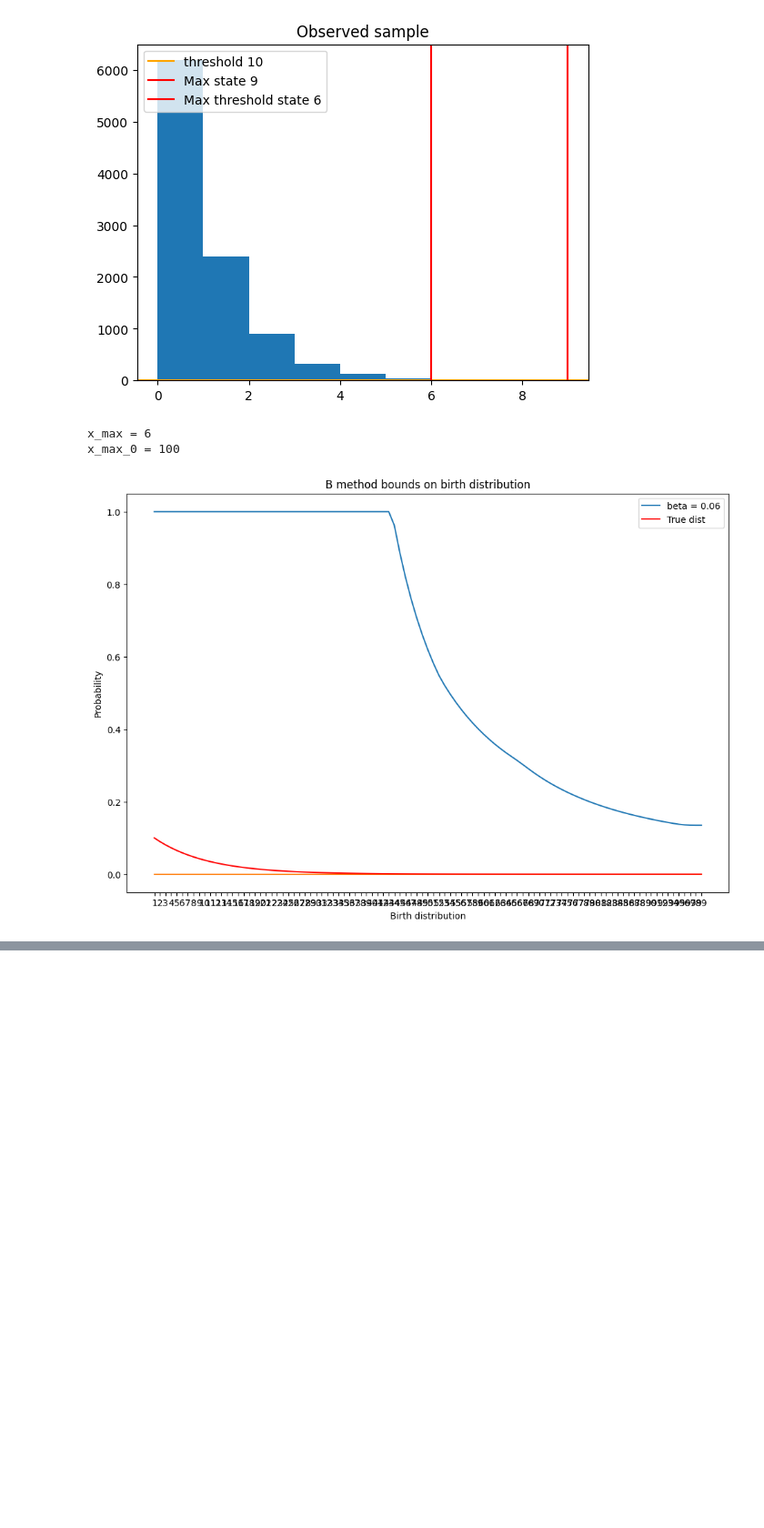
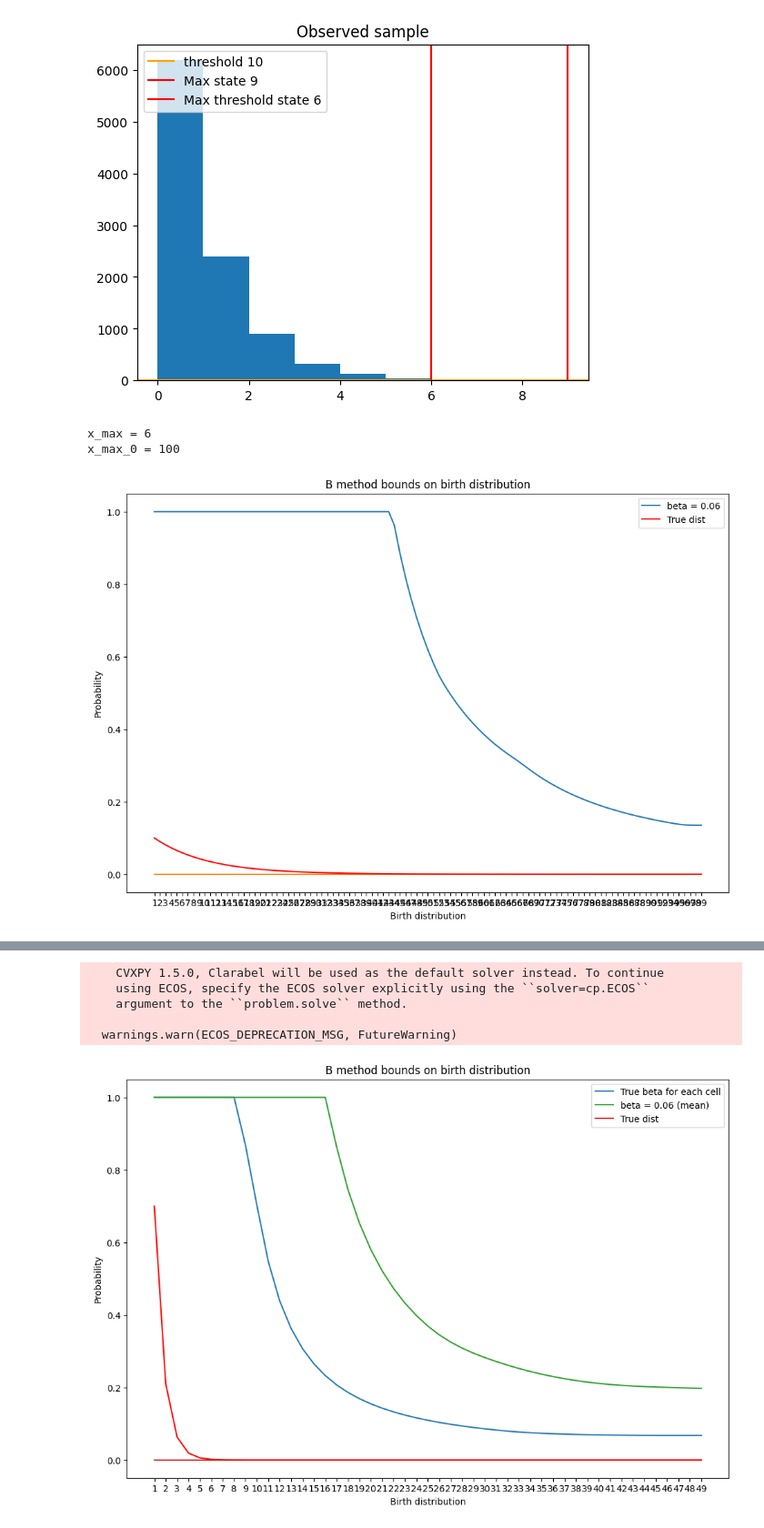
Before and after one commit to willjgh/M4R, a Jupyter notebook: upscaling_analysis.ipynb, the cells around one changed output, grey strips where cells are left out. Shown at 91% size. Cells and saved outputs as stored; diff of their text form; code cells hidden in the pictures; blank space fills up the shorter version.

Commit message:
Tested beta list vs mean beta on data, sig improvement.

```diff
--- a/upscaling_analysis.ipynb
+++ b/upscaling_analysis.ipynb
@@ -3362,0 +3365,15 @@ plt.show()
+# %%
+# true observed sample
+sample_obs = data_OB.iloc[1483]
+
+# compute all possible observed bounds: p(0), ..., p(x_max)
+intervals_obs = bootstrap_data_optim(sample_obs, 1000, printing=True)
+
+# hyperparams
+x_max = int(np.nanmax(sample_obs))
+x_max_0 = 50
+print(f"x_max = {x_max} \nx_max_0 = {x_max_0}")
+
+# List of Beta_j values for each cell j (named)
+beta_data = pd.read_csv("..\Data\SS3_c57_UMIs_concat_BETA.csv", index_col="Unnamed: 0")
+beta_data.head()
@@ -3362,0 +3396,52 @@ plt.show()
+# %%
+#plot
+plt.figure(figsize=(12,8))
+
+# compute upper bound on mean of observed sample E[X]
+mean_ob_ub = mean_CI(sample_obs)[1]
+
+# vary beta_upscale
+for beta_upscale in [beta_data, 0.06]:
+
+    # take conservative value
+    # x_max_0 = int(1.5 * x_max // np.mean(beta_upscale))
+
+    # calculate upper bound on mean of true sample E[X^0]
+    mean_beta = np.mean(beta_upscale)
+    mean_true_ub = mean_ob_ub / mean_beta
+
+    # solve LP using beta_upscale
+    solutions_dist = bursty_LP_B(intervals_obs, beta_upscale, x_max, x_max_0, mean_true_ub, k0=1)
+
+    # estimating pi_1, ..., pi_M
+    M = x_max_0 - 1
+
+    # caption
+    if type(beta_upscale) == float:
+        caption = f"beta = 0.06 (mean)"
+    else:
+        caption = f"True beta for each cell"
+
+    # plot
+    labels = [f'mu_{m}' for m in range(1, M + 1)]
+    nums = [f"{m}" for m in range(1, M + 1)]
+    lower = [solutions_dist[var][0] for var in labels]
+    upper = [solutions_dist[var][1] for var in labels]
+    plt.plot(nums, upper, label = caption)
+    plt.plot(nums, lower)
+
+# true burst distirubion: geometric(b)
+dist_true = [params["b"] * (1 - params["b"])**m for m in range(0, M)]
+plt.plot(nums, dist_true, label = "True dist", color="red")
+plt.title("B method bounds on birth distribution")
+plt.ylabel("Probability")
+plt.xlabel("Birth distribution")
+plt.legend()
+plt.show()
+# %% [output]
+    CVXPY 1.5.0, Clarabel will be used as the default solver instead. To continue
+    using ECOS, specify the ECOS solver explicitly using the ``solver=cp.ECOS``
+    argument to the ``problem.solve`` method.
+
+  warnings.warn(ECOS_DEPRECATION_MSG, FutureWarning)
+[figure, added]
```
Also changed, not shown: parts of 3 cells of this notebook.
